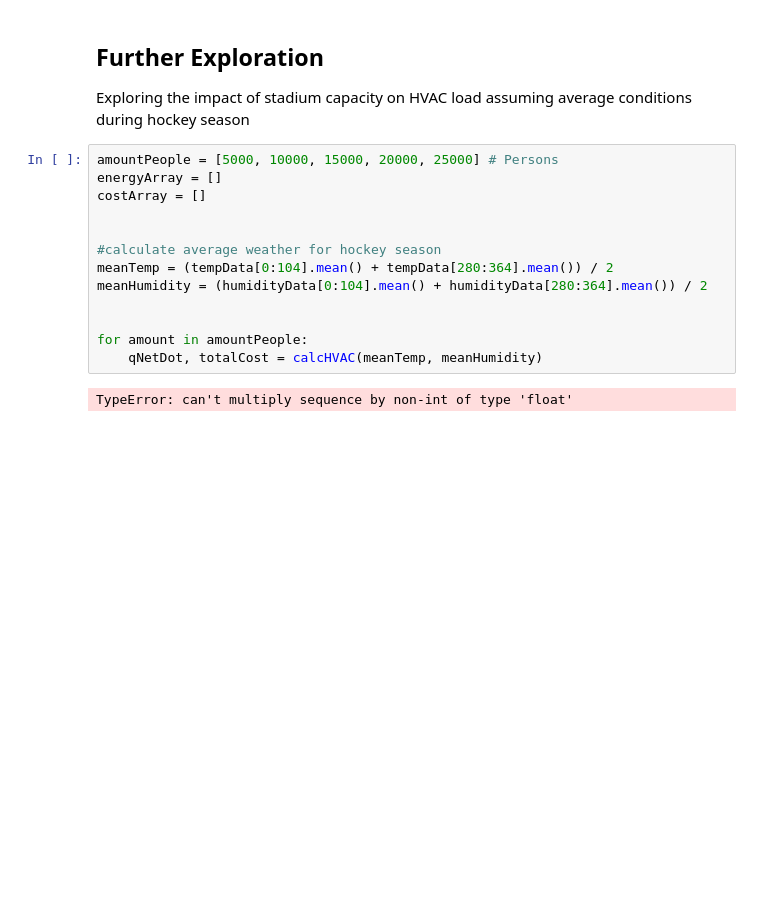
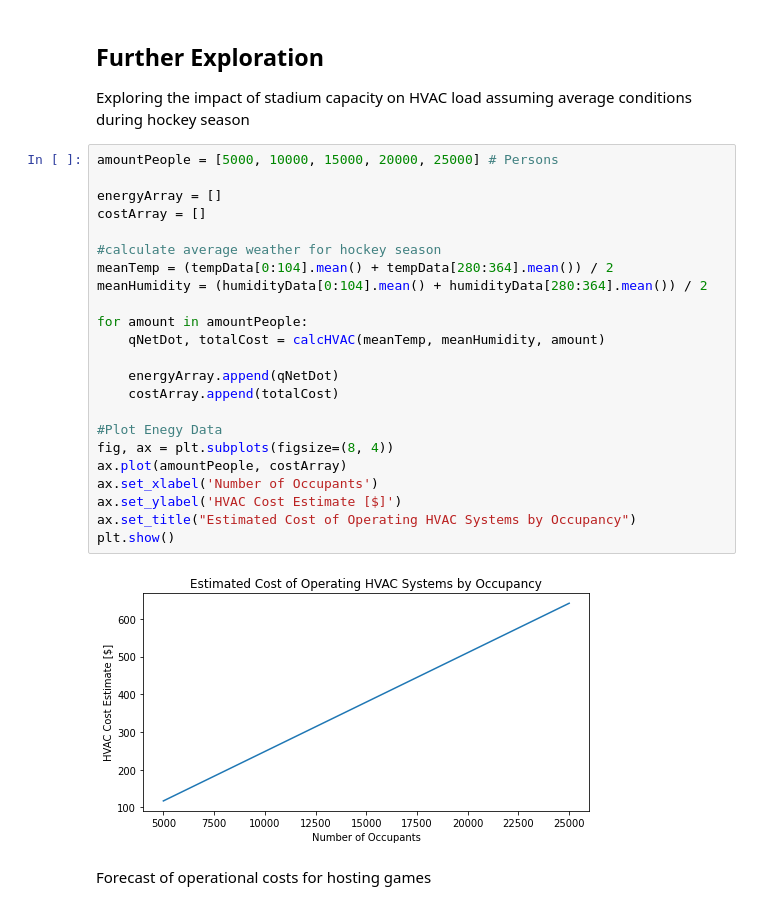
Before and after one commit to DominickBeaman/thermoproject, a Jupyter notebook: notebook.ipynb, the cells around one changed output. Drawn from its saved outputs; the diff is of its cells as text; blank space fills up the shorter version.

Commit message:
Finished exploratory data

```diff
--- a/notebook.ipynb
+++ b/notebook.ipynb
@@ -291,16 +292,28 @@ plt.show()
 Exploring the impact of stadium capacity on HVAC load assuming average conditions during hockey season
 # %%
 amountPeople = [5000, 10000, 15000, 20000, 25000] # Persons
+
 energyArray = []
 costArray = []
-
 
 #calculate average weather for hockey season
 meanTemp = (tempData[0:104].mean() + tempData[280:364].mean()) / 2
 meanHumidity = (humidityData[0:104].mean() + humidityData[280:364].mean()) / 2
 
+for amount in amountPeople:
+    qNetDot, totalCost = calcHVAC(meanTemp, meanHumidity, amount)
 
-for amount in amountPeople:
-    qNetDot, totalCost = calcHVAC(meanTemp, meanHumidity)
+    energyArray.append(qNetDot)
+    costArray.append(totalCost)
+
+#Plot Enegy Data
+fig, ax = plt.subplots(figsize=(8, 4))
+ax.plot(amountPeople, costArray)
+ax.set_xlabel('Number of Occupants')
+ax.set_ylabel('HVAC Cost Estimate [$]')
+ax.set_title("Estimated Cost of Operating HVAC Systems by Occupancy")
+plt.show()
 # %% [output]
-TypeError: can't multiply sequence by non-int of type 'float'
+[figure, added]
+# %% [markdown]
+Forecast of operational costs for hosting games
```
Also changed, not shown: parts of 6 cells of this notebook.
